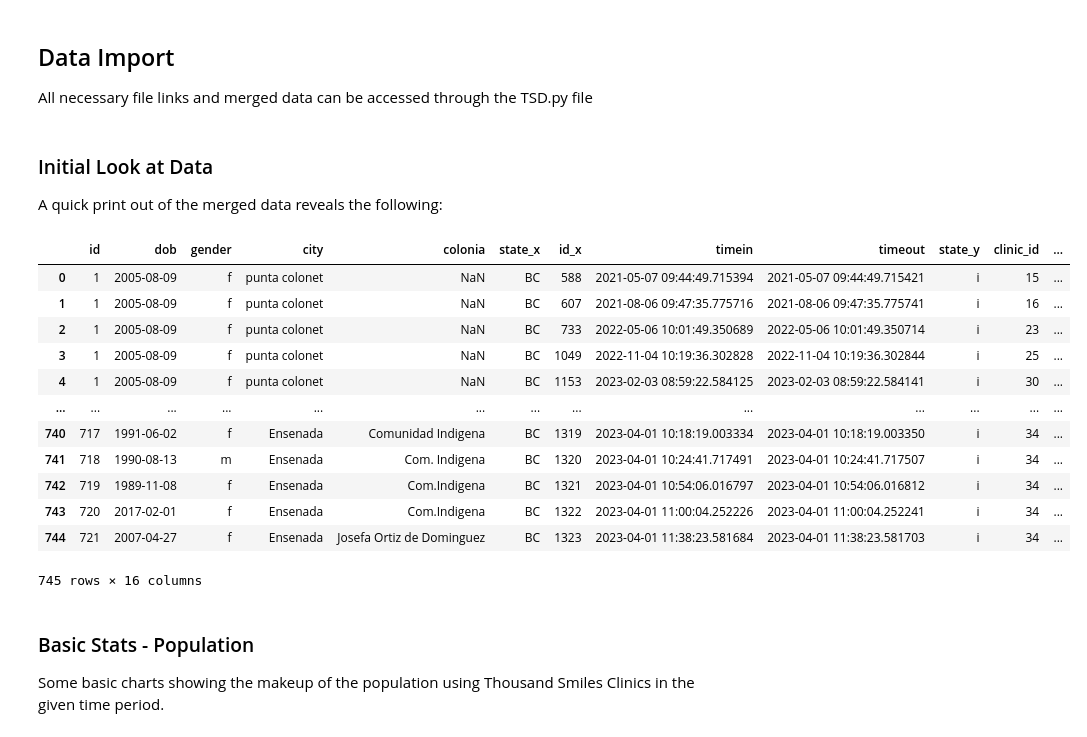
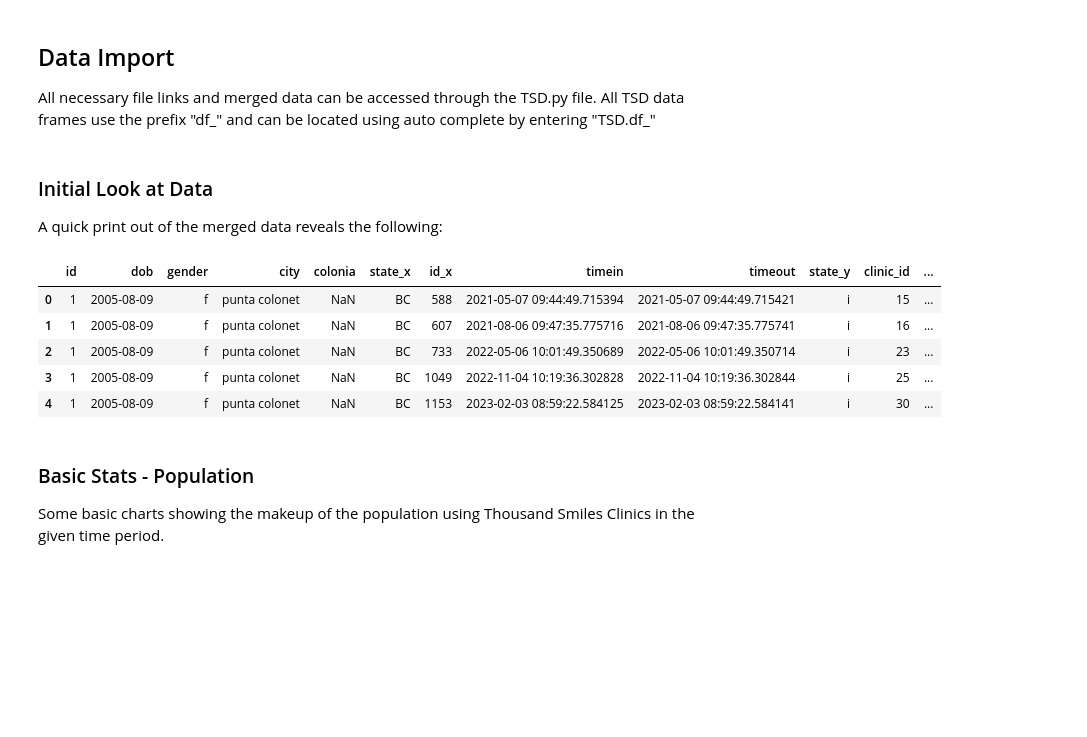
Before and after one commit to slogan621/tscharts, a Jupyter notebook: tools/datascience/Notebooks/General_Info.ipynb, the cells around one changed output. Cells and saved outputs as stored; diff of their text form; code cells hidden in the pictures; blank space fills up the shorter version.

Commit message:
Changed variable names in TSD
updated TSD so that prefix df_ can be used to show all data frames.

```diff
--- a/tools/datascience/Notebooks/General_Info.ipynb
+++ b/tools/datascience/Notebooks/General_Info.ipynb
@@ -11,29 +11,22 @@ import random
 colors_ = ('viridis(np.linspace(0, 1, 12))', plt.cm.viridis(np.linspace(0, 1, 7)))[1]
 # %% [markdown]
 ## Data Import
-All necessary file links and merged data can be accessed through the TSD.py file
+All necessary file links and merged data can be accessed through the TSD.py file. All TSD data frames use the prefix "df_" and can be located using auto complete by entering "TSD.df_"
 # %%
 import TSD
 # %% [markdown]
 ### Initial Look at Data
 A quick print out of the merged data reveals the following:
 # %%
-merged_df = TSD.merged_df
-merged_df
+merged_df = TSD.df_merged
+merged_df.head()
 # %% [output]
 |  | id | dob | gender | city | colonia | state_x | id_x | timein | timeout | state_y | clinic_id | ... |
 | 0 | 1 | 2005-08-09 | f | punta colonet | NaN | BC | 588 | 2021-05-07 09:44:49.715394 | 2021-05-07 09:44:49.715421 | i | 15 | ... |
 | 1 | 1 | 2005-08-09 | f | punta colonet | NaN | BC | 607 | 2021-08-06 09:47:35.775716 | 2021-08-06 09:47:35.775741 | i | 16 | ... |
 | 2 | 1 | 2005-08-09 | f | punta colonet | NaN | BC | 733 | 2022-05-06 10:01:49.350689 | 2022-05-06 10:01:49.350714 | i | 23 | ... |
 | 3 | 1 | 2005-08-09 | f | punta colonet | NaN | BC | 1049 | 2022-11-04 10:19:36.302828 | 2022-11-04 10:19:36.302844 | i | 25 | ... |
 | 4 | 1 | 2005-08-09 | f | punta colonet | NaN | BC | 1153 | 2023-02-03 08:59:22.584125 | 2023-02-03 08:59:22.584141 | i | 30 | ... |
-| ... | ... | ... | ... | ... | ... | ... | ... | ... | ... | ... | ... | ... |
-| 740 | 717 | 1991-06-02 | f | Ensenada | Comunidad Indigena | BC | 1319 | 2023-04-01 10:18:19.003334 | 2023-04-01 10:18:19.003350 | i | 34 | ... |
-| 741 | 718 | 1990-08-13 | m | Ensenada | Com. Indigena | BC | 1320 | 2023-04-01 10:24:41.717491 | 2023-04-01 10:24:41.717507 | i | 34 | ... |
-| 742 | 719 | 1989-11-08 | f | Ensenada | Com.Indigena | BC | 1321 | 2023-04-01 10:54:06.016797 | 2023-04-01 10:54:06.016812 | i | 34 | ... |
-| 743 | 720 | 2017-02-01 | f | Ensenada | Com.Indigena | BC | 1322 | 2023-04-01 11:00:04.252226 | 2023-04-01 11:00:04.252241 | i | 34 | ... |
-| 744 | 721 | 2007-04-27 | f | Ensenada | Josefa Ortiz de Dominguez | BC | 1323 | 2023-04-01 11:38:23.581684 | 2023-04-01 11:38:23.581703 | i | 34 | ... |
-745 rows × 16 columns
 # %% [markdown]
 ### Basic Stats - Population
 Some basic charts showing the makeup of the population using Thousand Smiles Clinics in the given time period.
```
Also changed, not shown: parts of 6 cells of this notebook, 1 other file.
